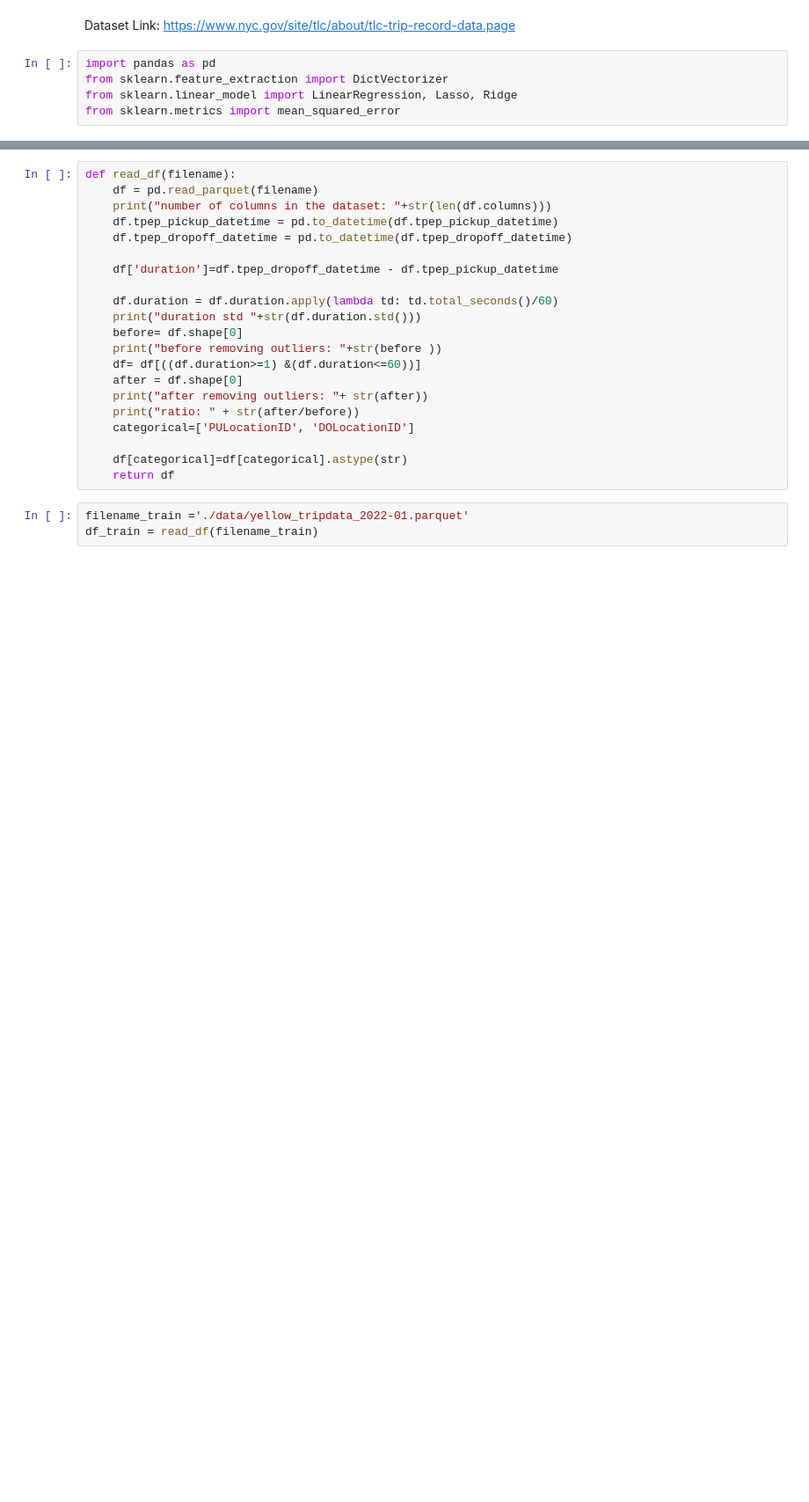
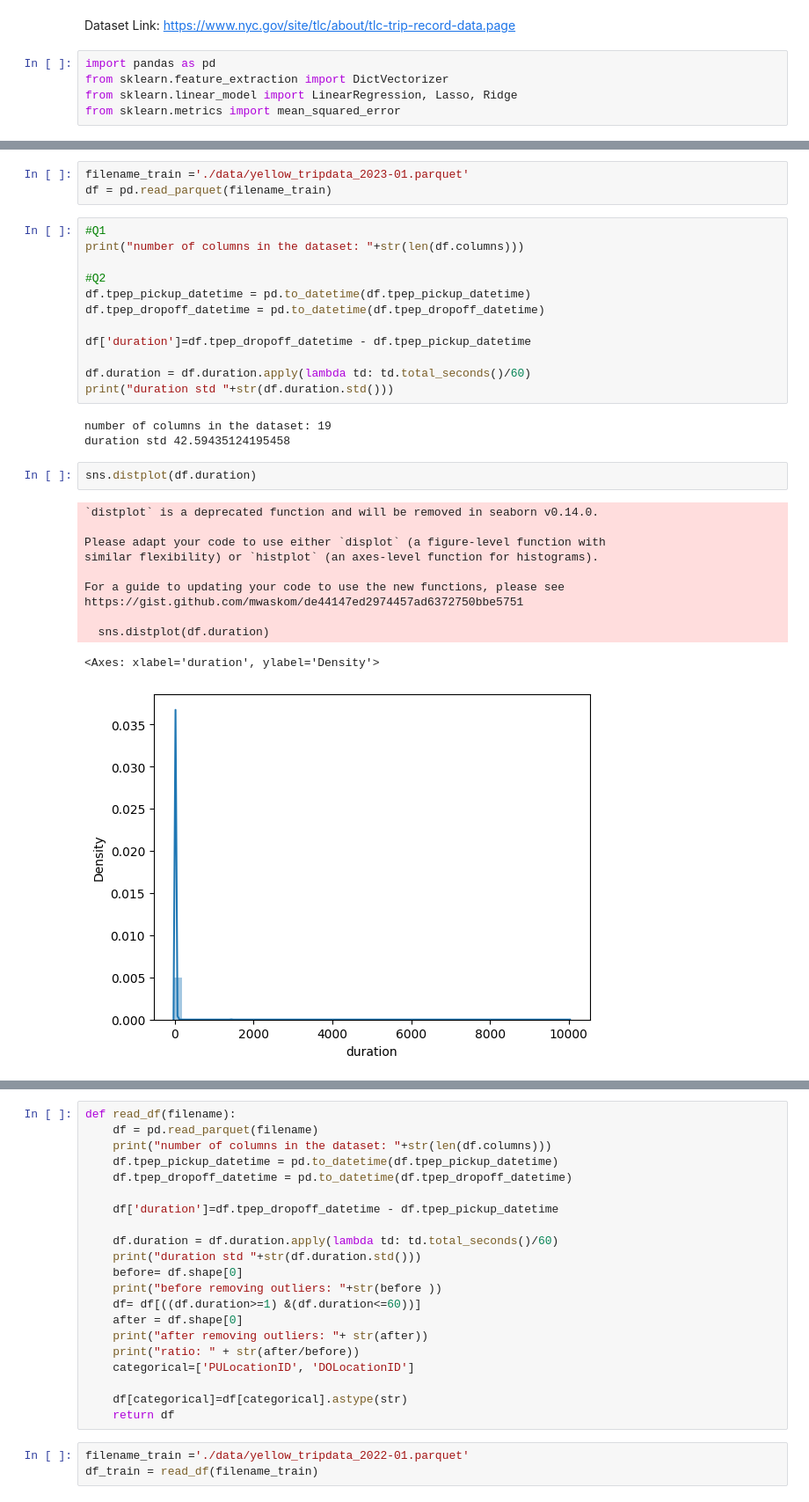
Before and after one commit to ozgeozge/MLOps-ZoomCamp, a Jupyter notebook: 01- Introduction/homework#1.ipynb, the cells around one changed output, grey strips where cells are left out. Shown at 88% size. Drawn from its saved outputs; the diff is of its cells as text; blank space fills up the shorter version.

```diff
--- a/01- Introduction/homework#1.ipynb
+++ b/01- Introduction/homework#1.ipynb
@@ -7,0 +31,32 @@ from sklearn.metrics import mean_squared_error
+# %%
+filename_train ='./data/yellow_tripdata_2023-01.parquet'
+df = pd.read_parquet(filename_train)
+# %%
+#Q1
+print("number of columns in the dataset: "+str(len(df.columns)))
+
+#Q2
+df.tpep_pickup_datetime = pd.to_datetime(df.tpep_pickup_datetime)
+df.tpep_dropoff_datetime = pd.to_datetime(df.tpep_dropoff_datetime)
+
+df['duration']=df.tpep_dropoff_datetime - df.tpep_pickup_datetime
+
+df.duration = df.duration.apply(lambda td: td.total_seconds()/60)
+print("duration std "+str(df.duration.std()))
+# %% [output]
+number of columns in the dataset: 19
+duration std 42.59435124195458
+# %%
+sns.distplot(df.duration)
+# %% [output]
+`distplot` is a deprecated function and will be removed in seaborn v0.14.0.
+
+Please adapt your code to use either `displot` (a figure-level function with
+similar flexibility) or `histplot` (an axes-level function for histograms).
+
+For a guide to updating your code to use the new functions, please see
+https://gist.github.com/mwaskom/de44147ed2974457ad6372750bbe5751
+
+  sns.distplot(df.duration)
+<Axes: xlabel='duration', ylabel='Density'>
+[figure, added]
```
Also changed, not shown: parts of 4 cells of this notebook, 1 other file.
